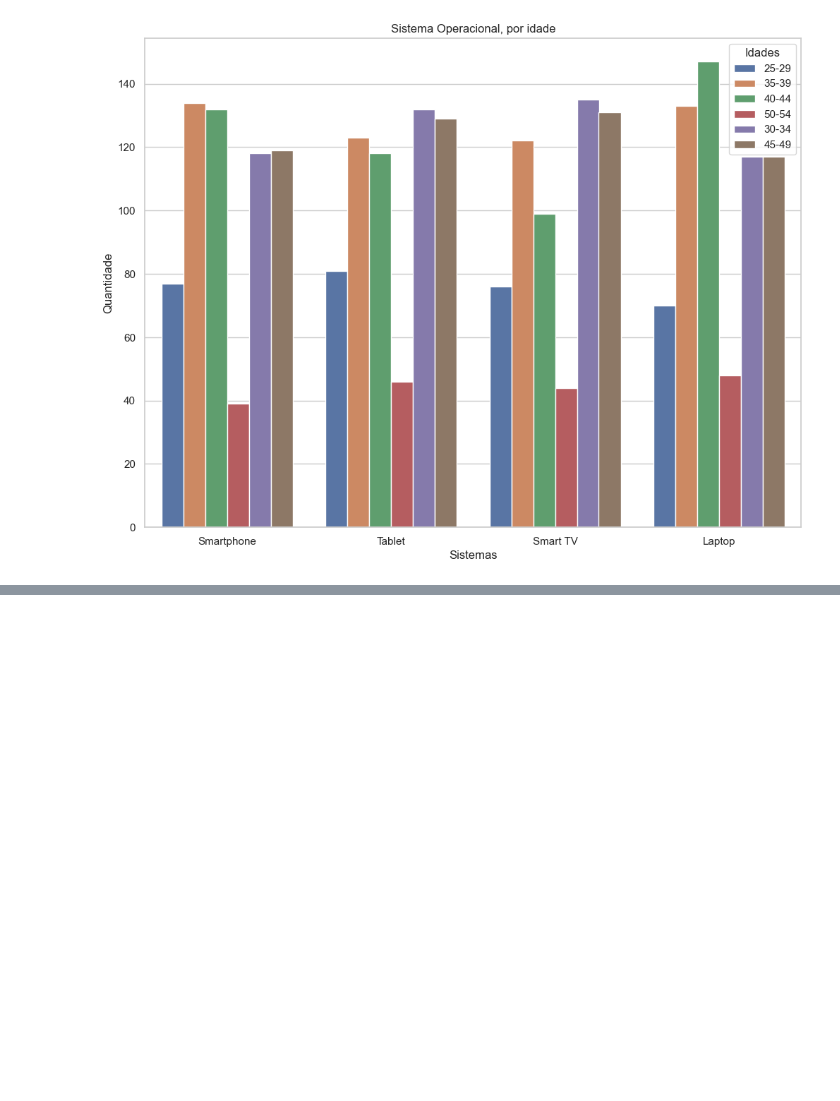
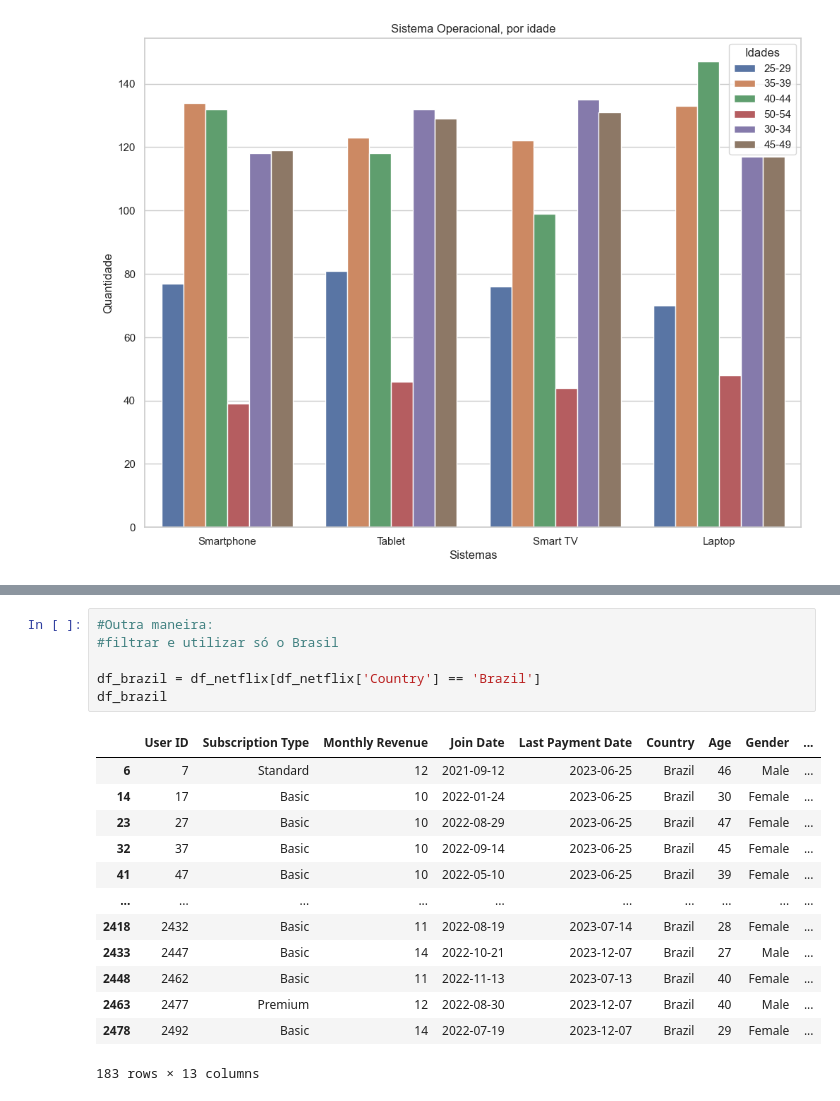
Before and after one commit to reprograma/on26-python-s14-analise-de-dados, a Jupyter notebook: material/aula_s14_parte1.ipynb, the cells around one changed output, grey strips where cells are left out. Drawn from its saved outputs; the diff is of its cells as text; blank space fills up the shorter version.

```diff
--- a/material/aula_s14_parte1.ipynb
+++ b/material/aula_s14_parte1.ipynb
@@ -692,2 +692,22 @@ plt.show()
 # %% [output]
 [figure]
+# %%
+#Outra maneira:
+#filtrar e utilizar só o Brasil
+
+df_brazil = df_netflix[df_netflix['Country'] == 'Brazil']
+df_brazil
+# %% [output]
+|  | User ID | Subscription Type | Monthly Revenue | Join Date | Last Payment Date | Country | Age | Gender | ... |
+| 6 | 7 | Standard | 12 | 2021-09-12 | 2023-06-25 | Brazil | 46 | Male | ... |
+| 14 | 17 | Basic | 10 | 2022-01-24 | 2023-06-25 | Brazil | 30 | Female | ... |
+| 23 | 27 | Basic | 10 | 2022-08-29 | 2023-06-25 | Brazil | 47 | Female | ... |
+| 32 | 37 | Basic | 10 | 2022-09-14 | 2023-06-25 | Brazil | 45 | Female | ... |
+| 41 | 47 | Basic | 10 | 2022-05-10 | 2023-06-25 | Brazil | 39 | Female | ... |
+| ... | ... | ... | ... | ... | ... | ... | ... | ... | ... |
+| 2418 | 2432 | Basic | 11 | 2022-08-19 | 2023-07-14 | Brazil | 28 | Female | ... |
+| 2433 | 2447 | Basic | 14 | 2022-10-21 | 2023-12-07 | Brazil | 27 | Male | ... |
+| 2448 | 2462 | Basic | 11 | 2022-11-13 | 2023-07-13 | Brazil | 40 | Female | ... |
+| 2463 | 2477 | Premium | 12 | 2022-08-30 | 2023-12-07 | Brazil | 40 | Male | ... |
+| 2478 | 2492 | Basic | 14 | 2022-07-19 | 2023-12-07 | Brazil | 29 | Female | ... |
+183 rows × 13 columns
```
Also changed, not shown: parts of 2 cells of this notebook.
